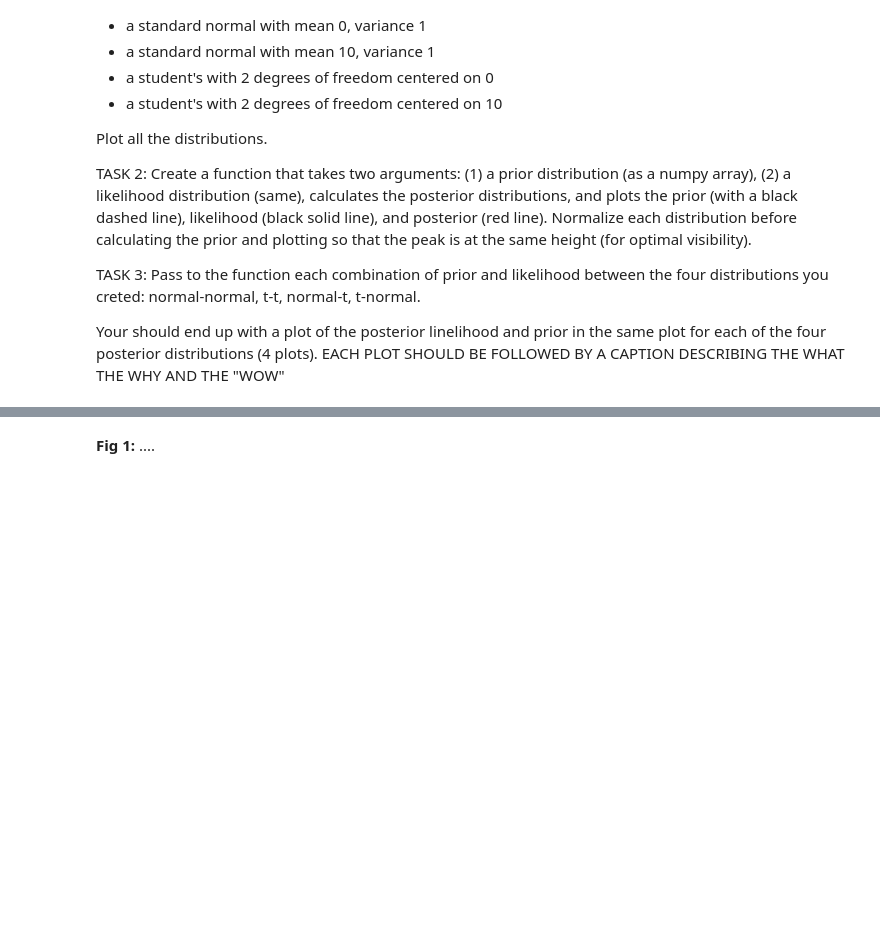
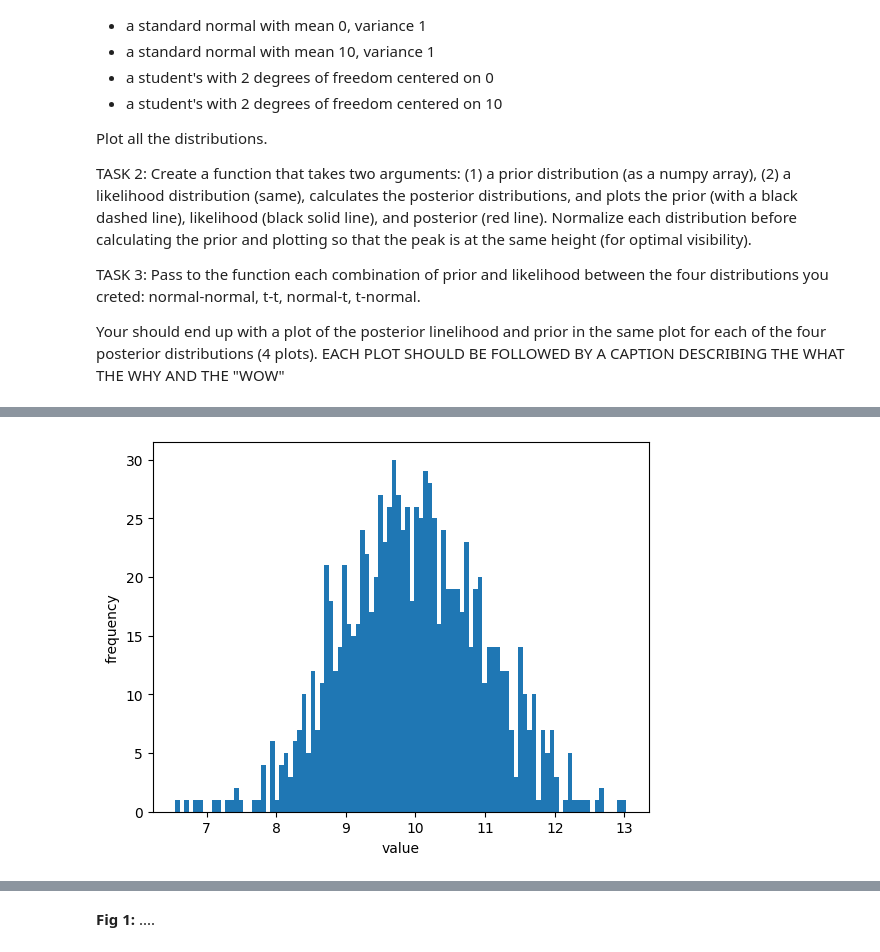
Before and after one commit to Katie-Moses/DSPS_KMoses, a Jupyter notebook: HW2/KMoses_Bayesian_posteriors.ipynb, the cells around one changed output, grey strips where cells are left out. Drawn from its saved outputs; the diff is of its cells as text; code cells hidden in the pictures; blank space fills up the shorter version.

```diff
--- a/HW2/KMoses_Bayesian_posteriors.ipynb
+++ b/HW2/KMoses_Bayesian_posteriors.ipynb
@@ -32,0 +39,8 @@ tStudent_10 = ...
+# %%
+Norm_10 = stats.norm.rvs(10, 1, 1000)
+plt.hist(Norm_10, bins=100)
+plt.xlabel("value")
+plt.ylabel("frequency")
+plt.show()
+# %% [output]
+[figure, added]
```
Also changed, not shown: parts of 9 cells of this notebook.
